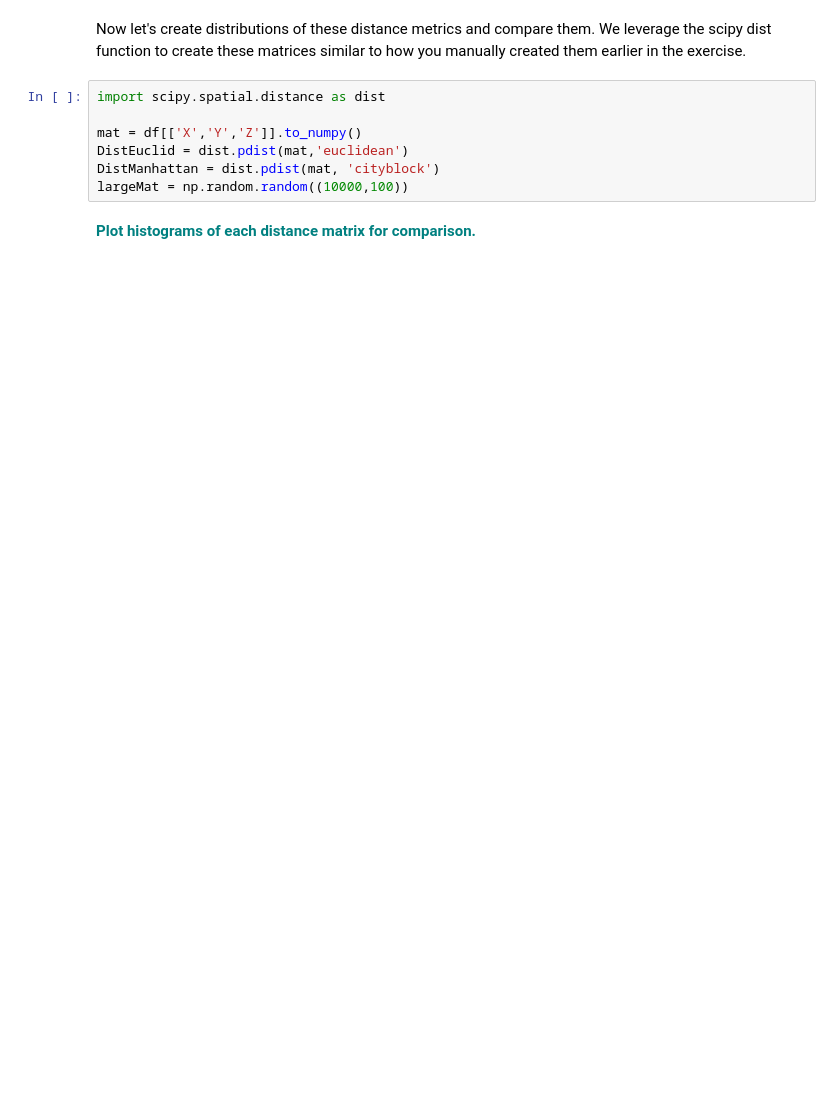
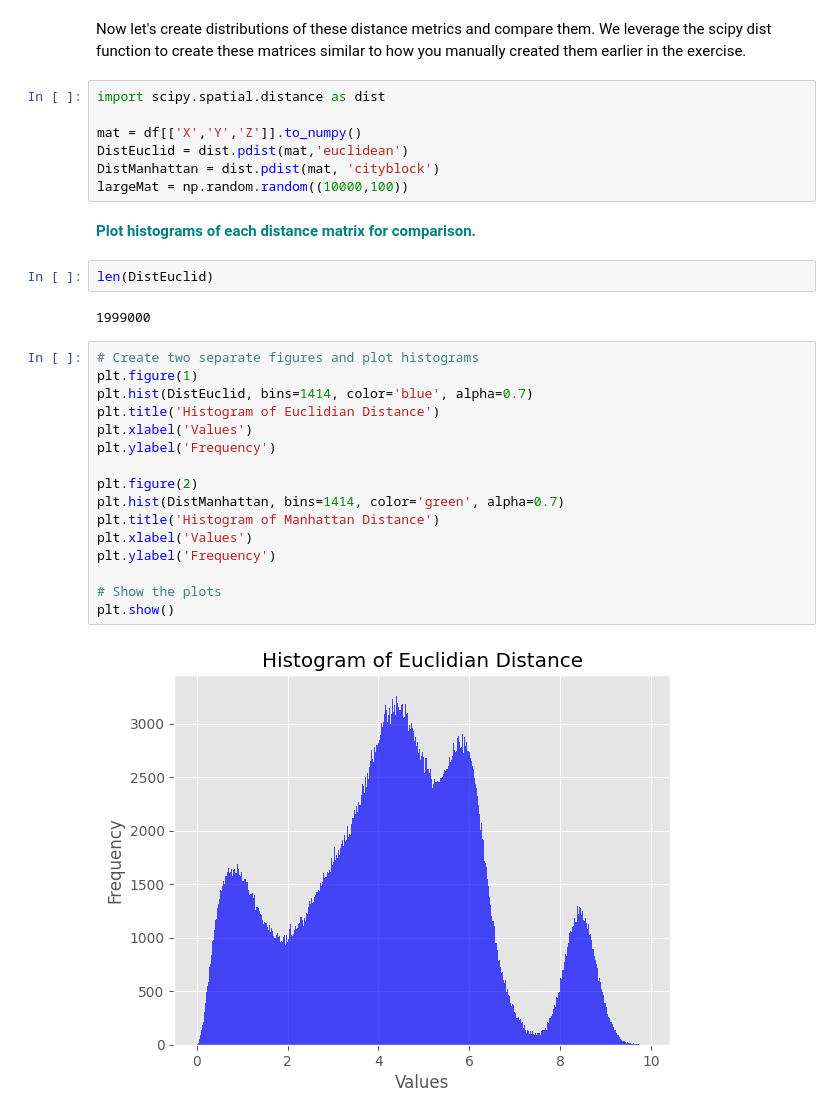
Before and after one commit to dqminhv/1605005916_Euclidean_and_Manhattan_Distances_Case_Study_11102020, a Jupyter notebook: Euclidean_and_Manhattan_Distances_Case_Study.ipynb, the cells around one changed output. Saved outputs shown, nothing was run; the diff lists cells and outputs as text; blank space fills up the shorter version.

```diff
--- a/Euclidean_and_Manhattan_Distances_Case_Study.ipynb
+++ b/Euclidean_and_Manhattan_Distances_Case_Study.ipynb
@@ -93,3 +106,25 @@ DistManhattan = dist.pdist(mat, 'cityblock')
 largeMat = np.random.random((10000,100))
 # %% [markdown]
 **<font color='teal'>Plot histograms of each distance matrix for comparison.</font>**
+# %%
+len(DistEuclid)
+# %% [output]
+1999000
+# %%
+# Create two separate figures and plot histograms
+plt.figure(1)
+plt.hist(DistEuclid, bins=1414, color='blue', alpha=0.7)
+plt.title('Histogram of Euclidian Distance')
+plt.xlabel('Values')
+plt.ylabel('Frequency')
+
+plt.figure(2)
+plt.hist(DistManhattan, bins=1414, color='green', alpha=0.7)
+plt.title('Histogram of Manhattan Distance')
+plt.xlabel('Values')
+plt.ylabel('Frequency')
+
+# Show the plots
+plt.show()
+# %% [output]
+[figure, added]
```
Also changed, not shown: parts of 2 cells of this notebook.
